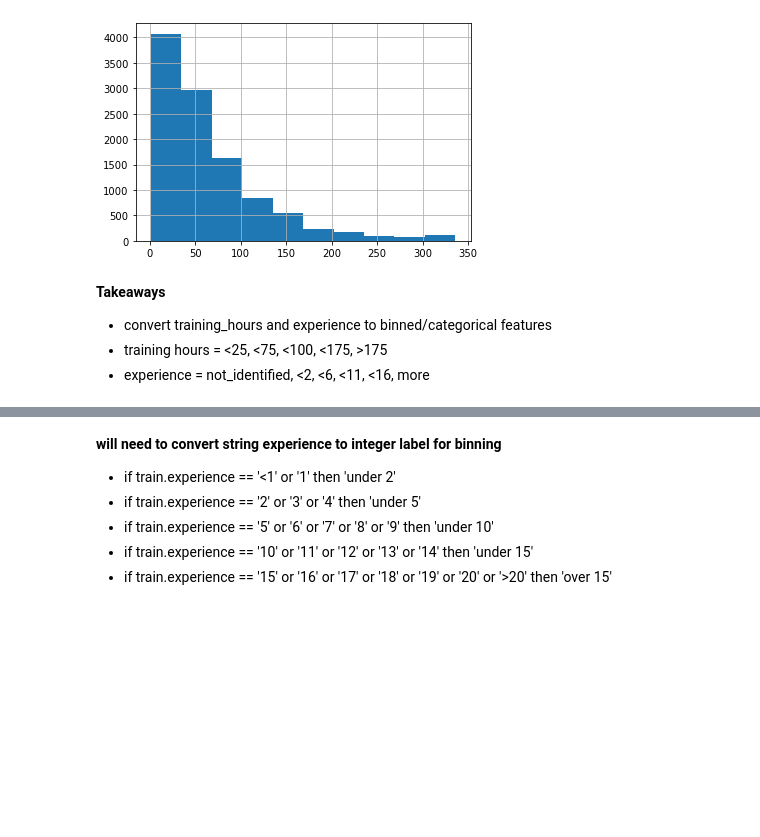
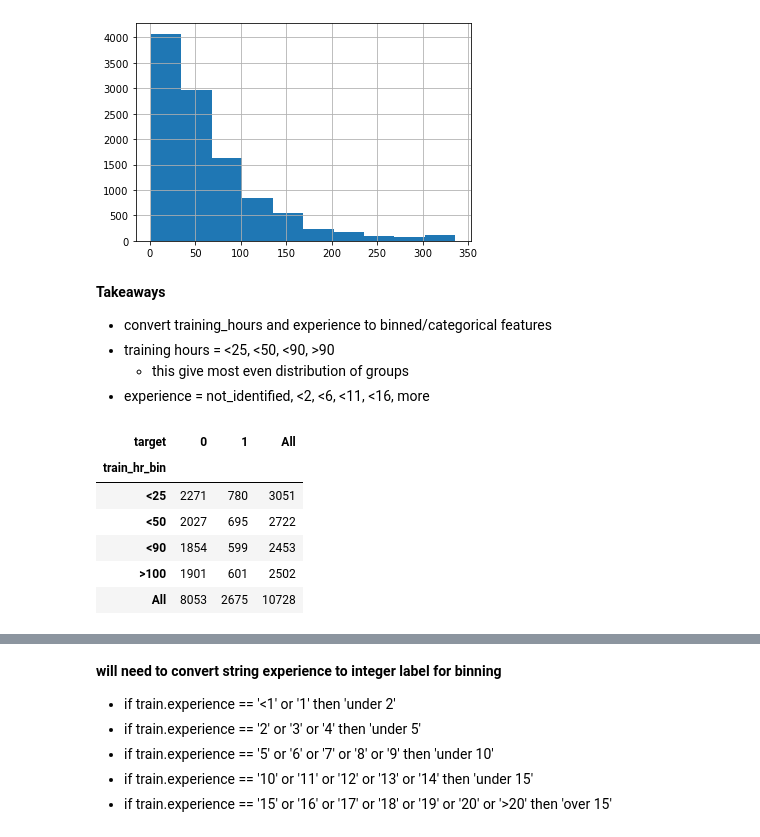
Before and after one commit to RyvynYoung/HRdataset, a Jupyter notebook: mvp.ipynb, the cells around one changed output, grey strips where cells are left out. Drawn from its saved outputs; the diff is of its cells as text; code cells hidden in the pictures; blank space fills up the shorter version.

```diff
--- a/mvp.ipynb
+++ b/mvp.ipynb
@@ -405,6 +405,7 @@ train.training_hours.hist()
 # %% [markdown]
 **Takeaways**
 - convert training_hours and experience to binned/categorical features
-- training hours = <25, <75, <100, <175, >175
+- training hours = <25, <50, <90, >90
+    - this give most even distribution of groups
 - experience = not_identified, <2, <6, <11, <16, more
 # %%
@@ -412,0 +414,10 @@ train['train_hr_bin'] = pd.cut(train.training_hours, [0, 25, 75, 100, 175, 350],
+# %%
+round(pd.crosstab(train.train_hr_bin, train.target, margins=True, normalize=False), 2)
+# %% [output]
+| target | 0 | 1 | All |
+| train_hr_bin |  |  |  |
+| <25 | 2271 | 780 | 3051 |
+| <50 | 2027 | 695 | 2722 |
+| <90 | 1854 | 599 | 2453 |
+| >100 | 1901 | 601 | 2502 |
+| All | 8053 | 2675 | 10728 |
```
Also changed, not shown: parts of 4 cells of this notebook.
